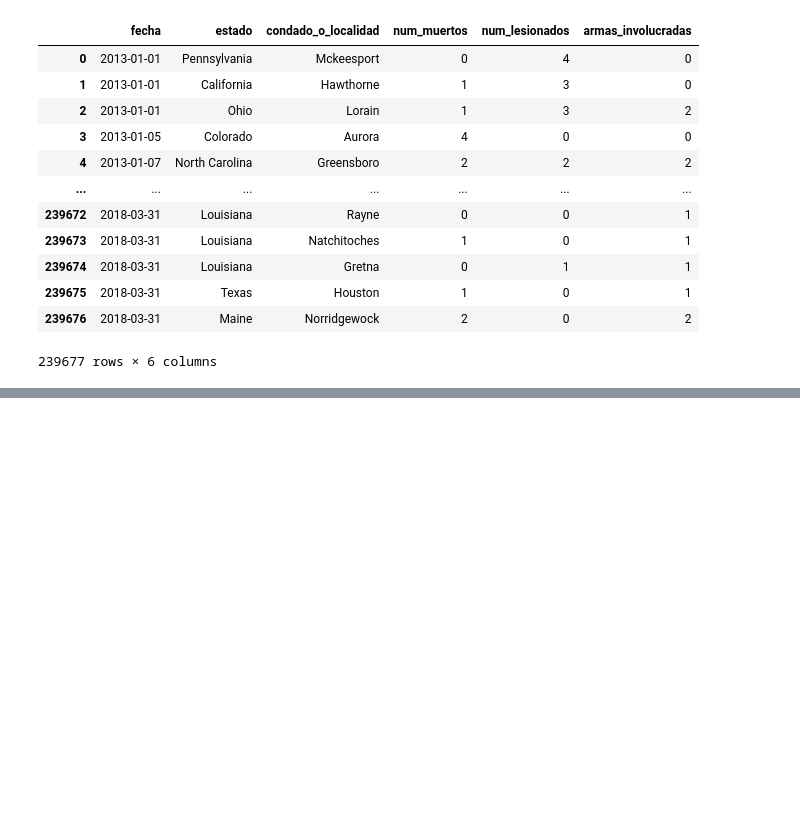
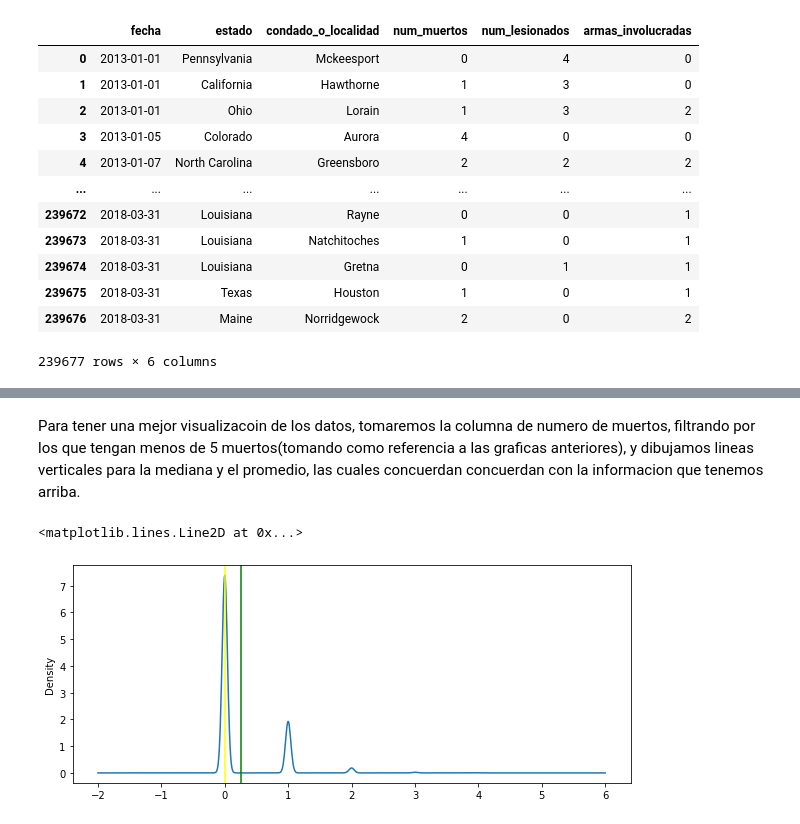
Before and after one commit to gonzalo91/Proyecto-Ciencia-de-datos, a Jupyter notebook: proyecto_final/Entregable2.ipynb, the cells around one changed output, grey strips where cells are left out. Saved outputs shown, nothing was run; the diff lists cells and outputs as text; code cells hidden in the pictures; blank space fills up the shorter version.

```diff
--- a/proyecto_final/Entregable2.ipynb
+++ b/proyecto_final/Entregable2.ipynb
@@ -412,0 +473,9 @@ participantes
+# %% [markdown]
+Para tener una mejor visualizacoin de los datos, tomaremos la columna de numero de muertos, filtrando por los que tengan menos de 5 muertos(tomando como referencia a las graficas anteriores), y dibujamos lineas verticales para la mediana y el promedio, las cuales concuerdan concuerdan con la informacion que tenemos arriba.
+# %%
+muertos_grafica = incidentes[incidentes.num_muertos <5].num_muertos.plot(kind='density',  figsize=(10,4))
+muertos_grafica.axvline(incidentes[incidentes.num_muertos <5].num_muertos.mean(), color="green")
+muertos_grafica.axvline(incidentes[incidentes.num_muertos <5].num_muertos.median(), color="yellow")
+# %% [output]
+<matplotlib.lines.Line2D at 0x...>
+[figure, added]
```
Also changed, not shown: parts of 54 cells of this notebook.
